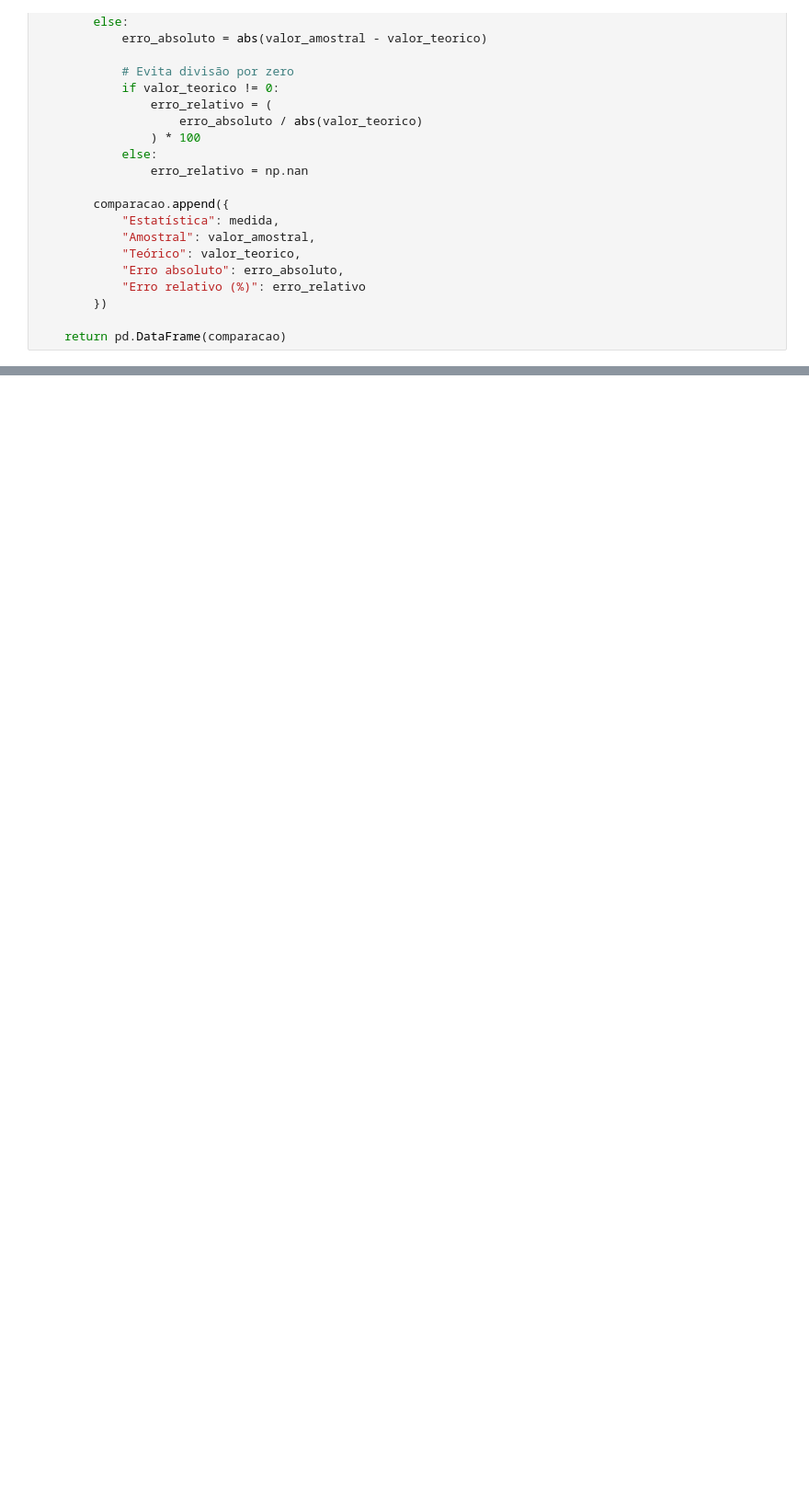
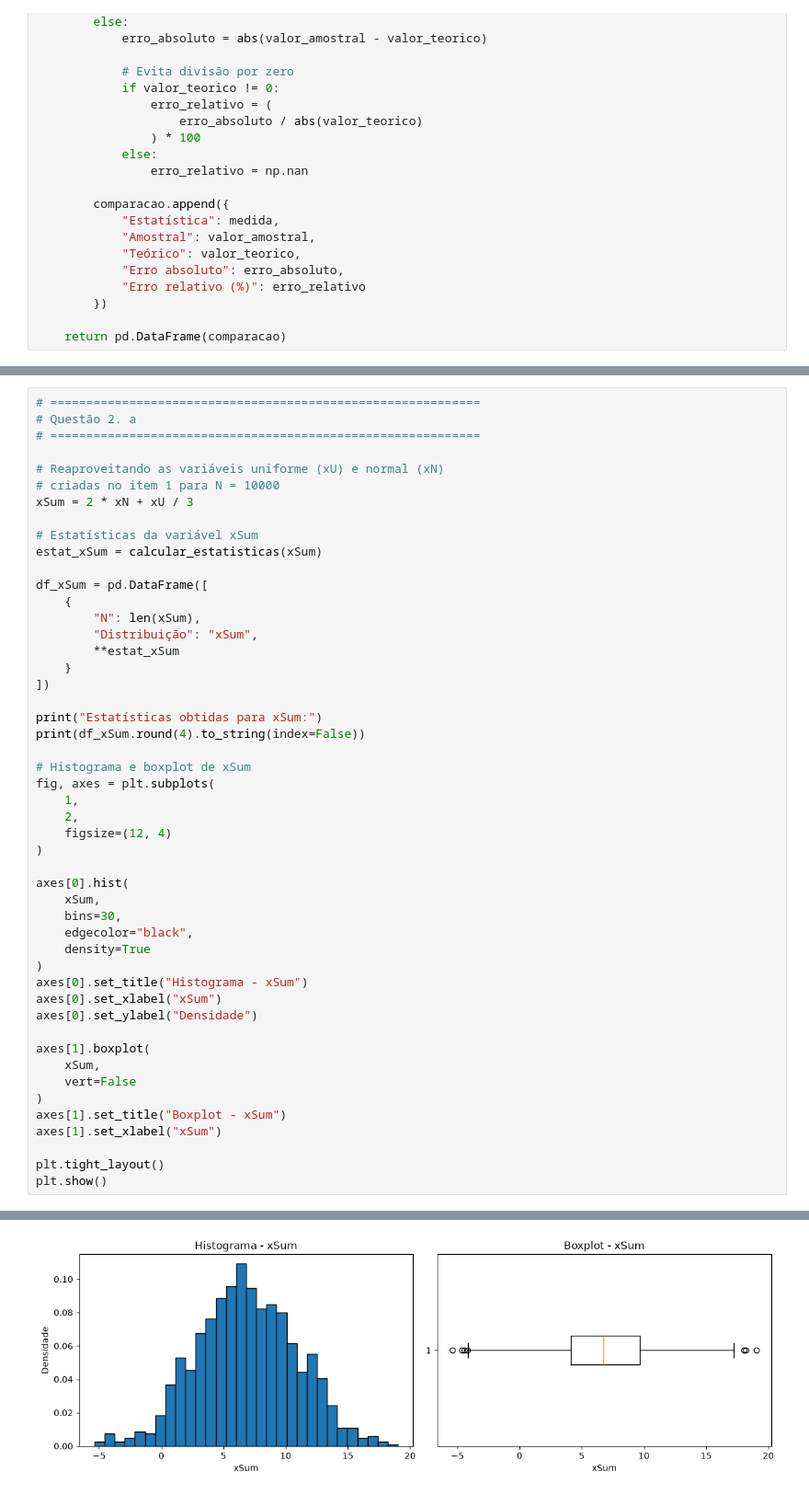
Before and after one commit to S4nt1ag0/dsp_estatistico, a Jupyter notebook: DSP_Estatistico_AT02.ipynb, the cells around one changed output, grey strips where cells are left out. Shown at 92% size. Drawn from its saved outputs; the diff is of its cells as text; blank space fills up the shorter version.

Commit message:
questão 2

```diff
--- a/DSP_Estatistico_AT02.ipynb
+++ b/DSP_Estatistico_AT02.ipynb
@@ -360,0 +368,50 @@ uma vez que o aumento do numero de amostra reduz o efeito das flutuações aleat
+# %%
+# ============================================================
+# Questão 2. a
+# ============================================================
+
+# Reaproveitando as variáveis uniforme (xU) e normal (xN)
+# criadas no item 1 para N = 10000
+xSum = 2 * xN + xU / 3
+
+# Estatísticas da variável xSum
+estat_xSum = calcular_estatisticas(xSum)
+
+df_xSum = pd.DataFrame([
+    {
+        "N": len(xSum),
+        "Distribuição": "xSum",
+        **estat_xSum
+    }
+])
+
+print("Estatísticas obtidas para xSum:")
+print(df_xSum.round(4).to_string(index=False))
+
+# Histograma e boxplot de xSum
+fig, axes = plt.subplots(
+    1,
+    2,
+    figsize=(12, 4)
+)
+
+axes[0].hist(
+    xSum,
+    bins=30,
+    edgecolor="black",
+    density=True
+)
+axes[0].set_title("Histograma - xSum")
+axes[0].set_xlabel("xSum")
+axes[0].set_ylabel("Densidade")
+
+axes[1].boxplot(
+    xSum,
+    vert=False
+)
+axes[1].set_title("Boxplot - xSum")
+axes[1].set_xlabel("xSum")
+
+plt.tight_layout()
+plt.show()
+# %% [output]
@@ -360,0 +421 @@ uma vez que o aumento do numero de amostra reduz o efeito das flutuações aleat
+[figure, added]
```
Also changed, not shown: parts of 9 cells of this notebook.
